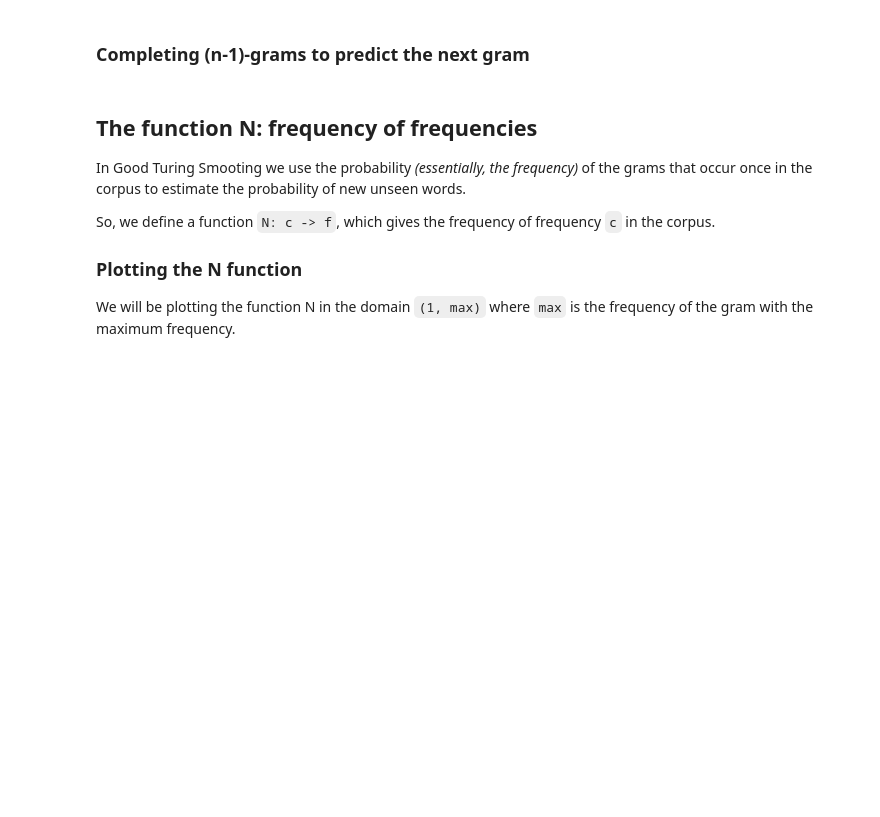
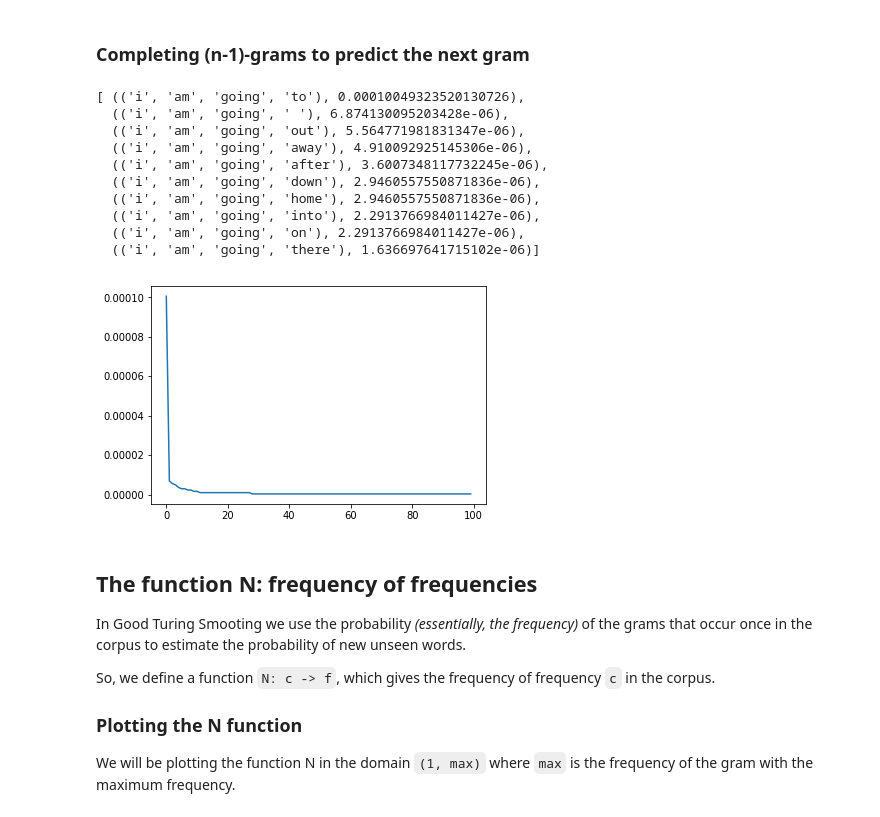
Before and after one commit to sounak98/nlp-projects, a Jupyter notebook: Language Model.ipynb, the cells around one changed output. Saved outputs shown, nothing was run; the diff lists cells and outputs as text; code cells hidden in the pictures; blank space fills up the shorter version.

```diff
--- a/Language Model.ipynb
+++ b/Language Model.ipynb
@@ -364,13 +357,25 @@ plt.show()
 ### Completing (n-1)-grams to predict the next gram
 # %%
 predictions = sents_lm.predict_next(['i', 'am', 'going'], 3)
-pp.pprint(predictions)
+pp.pprint(predictions[:10])
 
-y = [v for k, v in predictions]
+y = [v for k, v in predictions[:100]]
 x = range(len(y))
 
 plt.plot(x, y)
 plt.show()
+# %% [output]
+[ (('i', 'am', 'going', 'to'), 0.00010049323520130726),
+  (('i', 'am', 'going', ' '), 6.874130095203428e-06),
+  (('i', 'am', 'going', 'out'), 5.564771981831347e-06),
+  (('i', 'am', 'going', 'away'), 4.910092925145306e-06),
+  (('i', 'am', 'going', 'after'), 3.6007348117732245e-06),
+  (('i', 'am', 'going', 'down'), 2.9460557550871836e-06),
+  (('i', 'am', 'going', 'home'), 2.9460557550871836e-06),
+  (('i', 'am', 'going', 'into'), 2.2913766984011427e-06),
+  (('i', 'am', 'going', 'on'), 2.2913766984011427e-06),
+  (('i', 'am', 'going', 'there'), 1.636697641715102e-06)]
+[figure, added]
 # %% [markdown]
 ## The function N: frequency of frequencies
 
```
Also changed, not shown: parts of 11 cells of this notebook.
